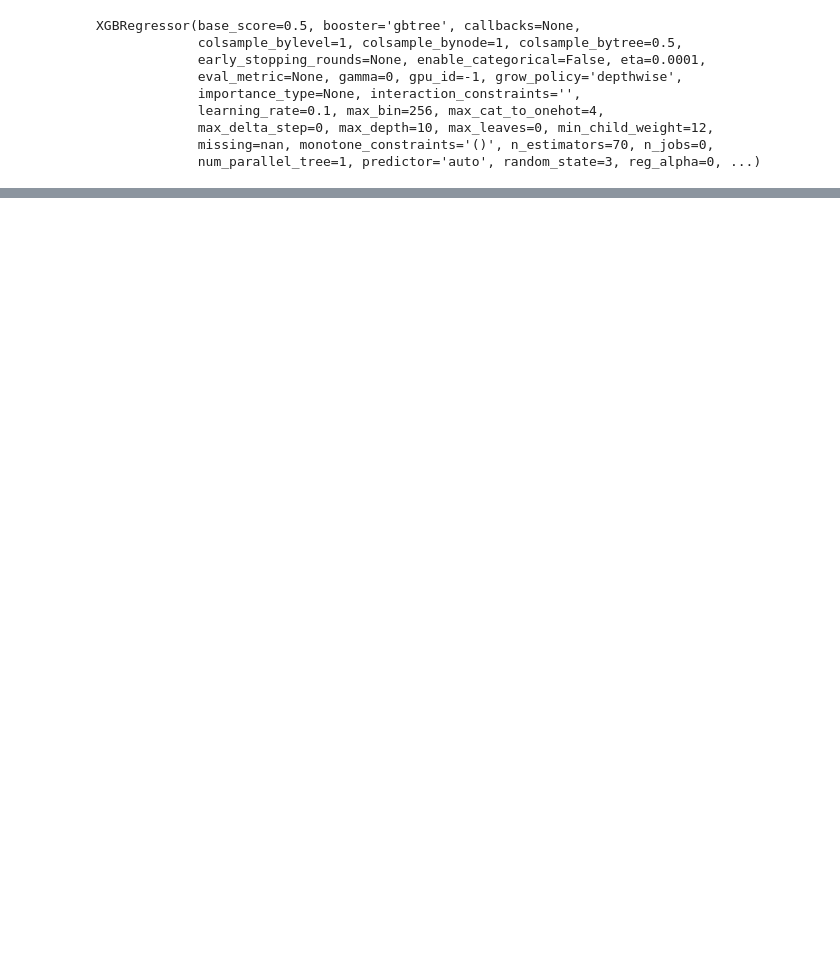
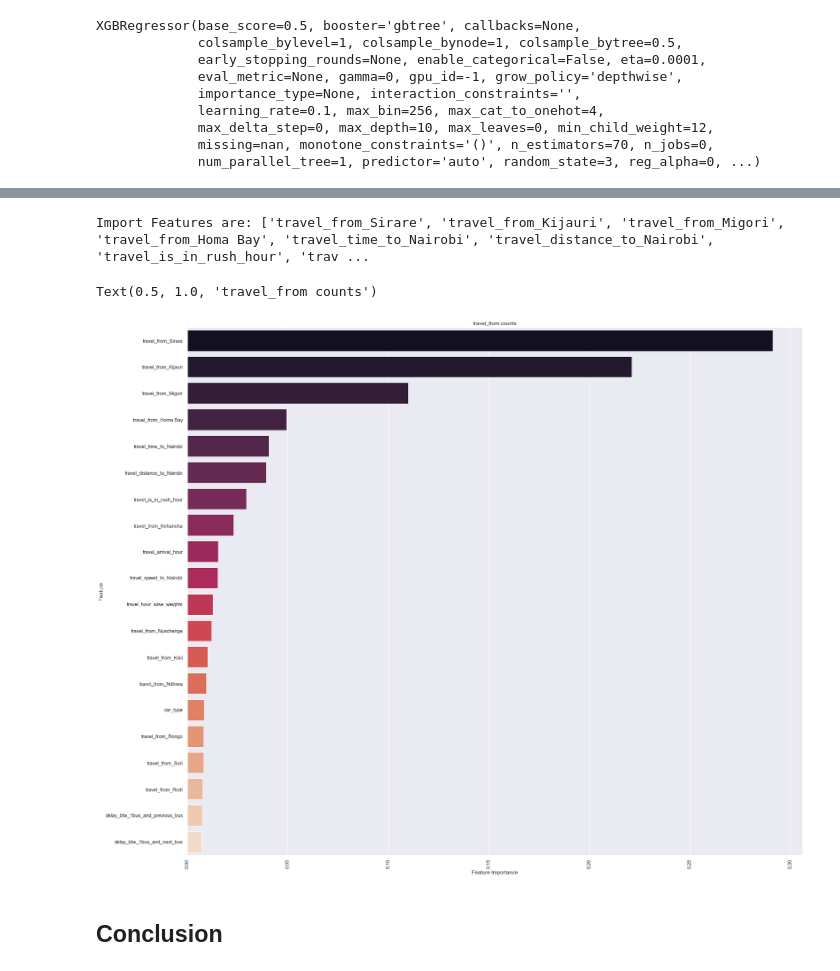
Before and after one commit to HariTarz/Transport_Demand_Prediction, a Jupyter notebook: Demand_Prediction_for_Public_Transport_Capstone_Project.ipynb, the cells around one changed output, grey strips where cells are left out. Drawn from its saved outputs; the diff is of its cells as text; code cells hidden in the pictures; blank space fills up the shorter version.

```diff
--- a/Demand_Prediction_for_Public_Transport_Capstone_Project.ipynb
+++ b/Demand_Prediction_for_Public_Transport_Capstone_Project.ipynb
@@ -1241,0 +1548,28 @@ Adjusted R2 for Test data:  0.855163004992979
+# %%
+importances = xgbr_optimal_model.feature_importances_
+# %%
+importance_dict = {'Feature' : list(X_train.columns), 'Feature Importance' : importances}
+# %%
+importance_df = pd.DataFrame(importance_dict)
+# %%
+important_features=importance_df.sort_values(by=['Feature Importance'],ascending=False).head(20)
+# %%
+imp_features = important_features['Feature'].tolist()
+print(f"Import Features are: {imp_features}")
+# %% [output]
+Import Features are: ['travel_from_Sirare', 'travel_from_Kijauri', 'travel_from_Migori', 'travel_from_Homa Bay', 'travel_time_to_Nairobi', 'travel_distance_to_Nairobi', 'travel_is_in_rush_hour', 'trav ...
+# %%
+#plotting the important fetures obtainind fro the optimal XGB model
+fig = plt.figure(figsize=(25,22))
+ax = fig.gca()
+sns.barplot(x = 'Feature Importance', y = 'Feature', data=important_features, palette= 'rocket')
+sns.set_theme(style='darkgrid')
+plt.xticks(rotation=90)
+# ax.set_xlabel('travel_from')
+# ax.set_ylabel('Frequency')
+ax.set_title('travel_from counts')
+# %% [output]
+Text(0.5, 1.0, 'travel_from counts')
+[figure, added]
+# %% [markdown]
+## Conclusion
```
Also changed, not shown: parts of 121 cells of this notebook.
